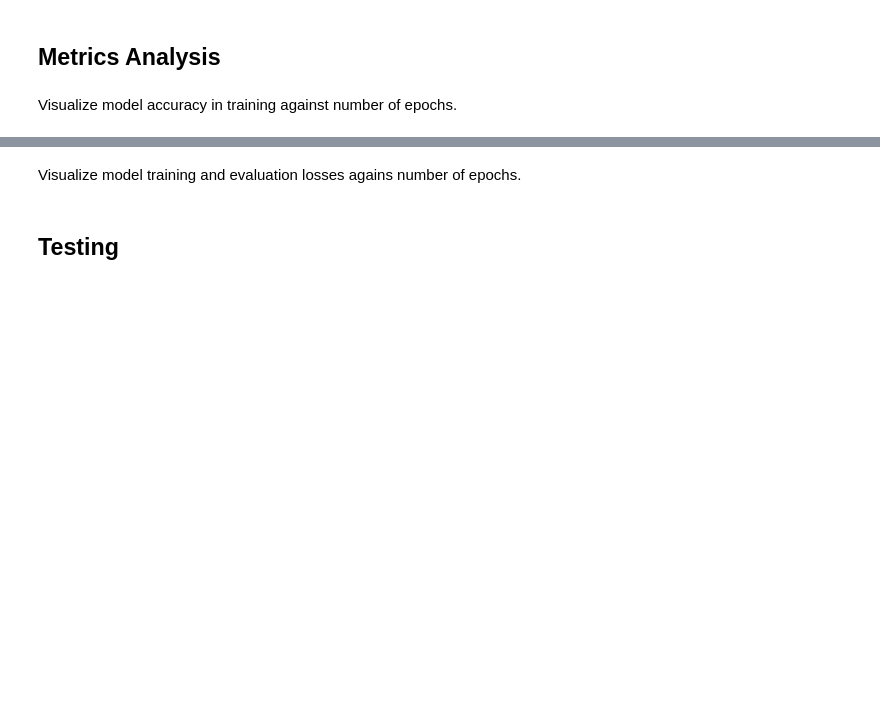
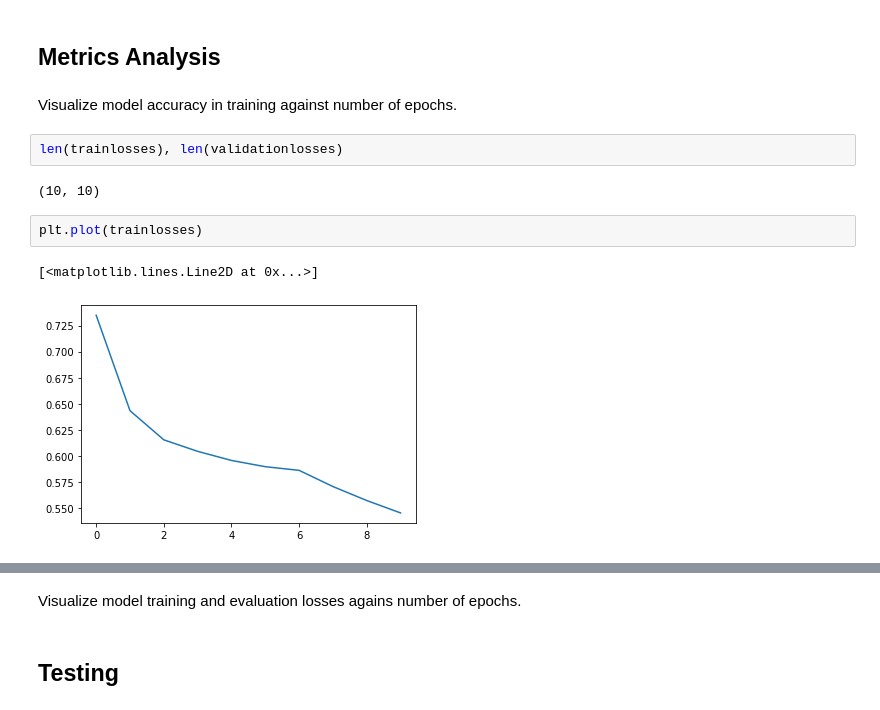
Before and after one commit to martinoywa/zindi-challenges, a Jupyter notebook: Local Ocean Conservation - Sea Turtle Face Detection/Model_Notebook.ipynb, the cells around one changed output, grey strips where cells are left out. Saved outputs shown, nothing was run; the diff lists cells and outputs as text; blank space fills up the shorter version.

```diff
--- a/Local Ocean Conservation - Sea Turtle Face Detection/Model_Notebook.ipynb
+++ b/Local Ocean Conservation - Sea Turtle Face Detection/Model_Notebook.ipynb
@@ -438,3 +456,12 @@ Epoch 1, Validation Loss 18.03279685974121
 ## Metrics Analysis
 # %% [markdown]
 Visualize model accuracy in training against number of epochs.
+# %%
+len(trainlosses), len(validationlosses)
+# %% [output]
+(10, 10)
+# %%
+plt.plot(trainlosses)
+# %% [output]
+[<matplotlib.lines.Line2D at 0x...>]
+[figure, added]
```
Also changed, not shown: parts of 13 cells of this notebook.
